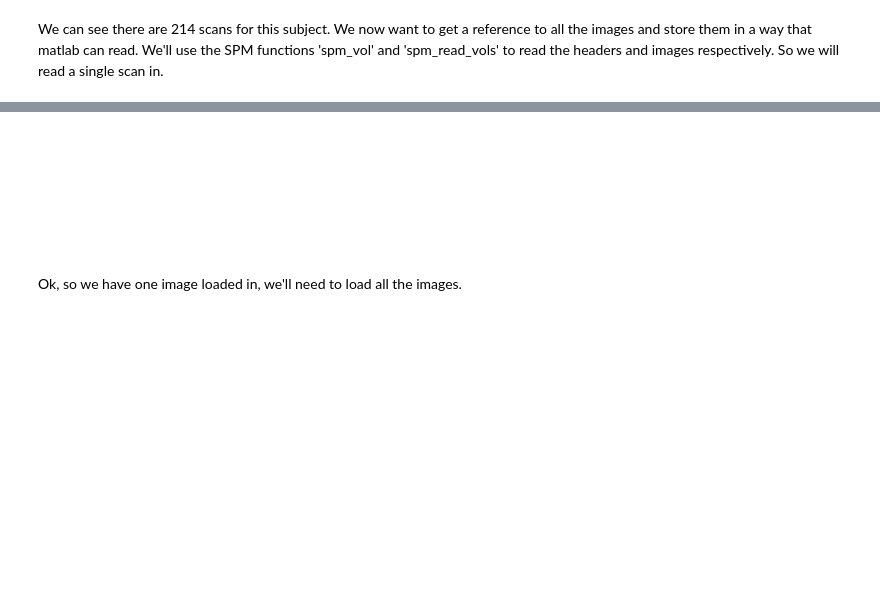
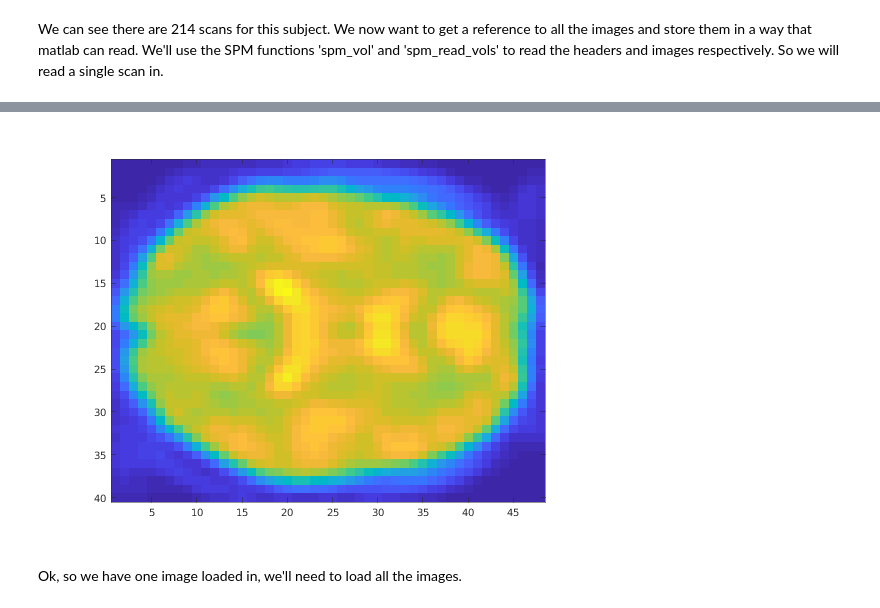
Before and after one commit to rzlim08/CPCA_Example, a Jupyter notebook: CPCA.ipynb, the cells around one changed output, grey strips where cells are left out. Saved outputs shown, nothing was run; the diff lists cells and outputs as text; code cells hidden in the pictures; blank space fills up the shorter version.

Commit message:
added images and fixed references

```diff
--- a/CPCA.ipynb
+++ b/CPCA.ipynb
@@ -60,9 +72,9 @@ ss_img = spm_read_vols(ss_hdr);
 # %%
 %% THIS SHOULD WORK WHEN ON A COMPUTER THAT SUPPORTS IT
 imatlab_export_fig('print-png')
-imshow(squeeze(ss_img(:,10,:)))
+imagesc(squeeze(ss_img(:,:,17)))
 # %% [output]
-[figure, old version]
+[figure, new version]
 # %% [markdown]
 Ok, so we have one image loaded in, we'll need to load all the images.
 # %%
```
Also changed, not shown: parts of 16 cells of this notebook, 1 other file.
